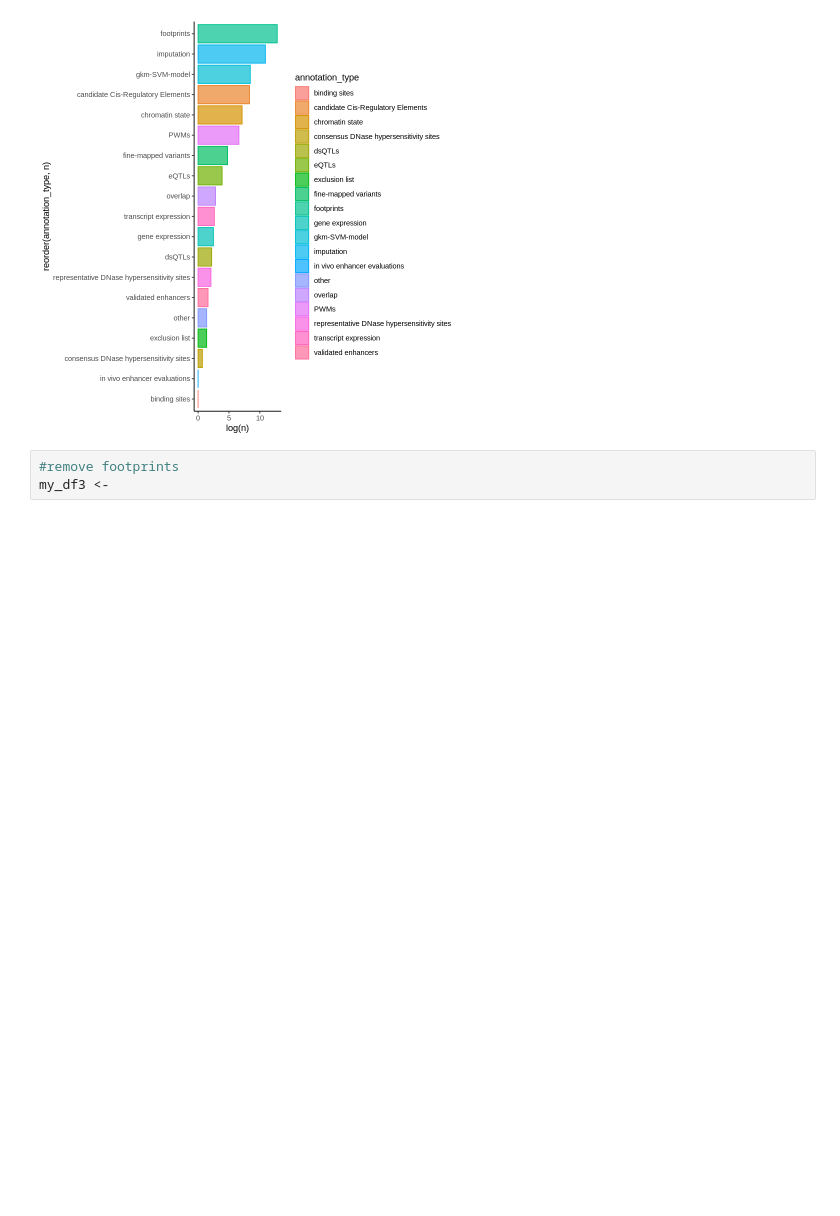
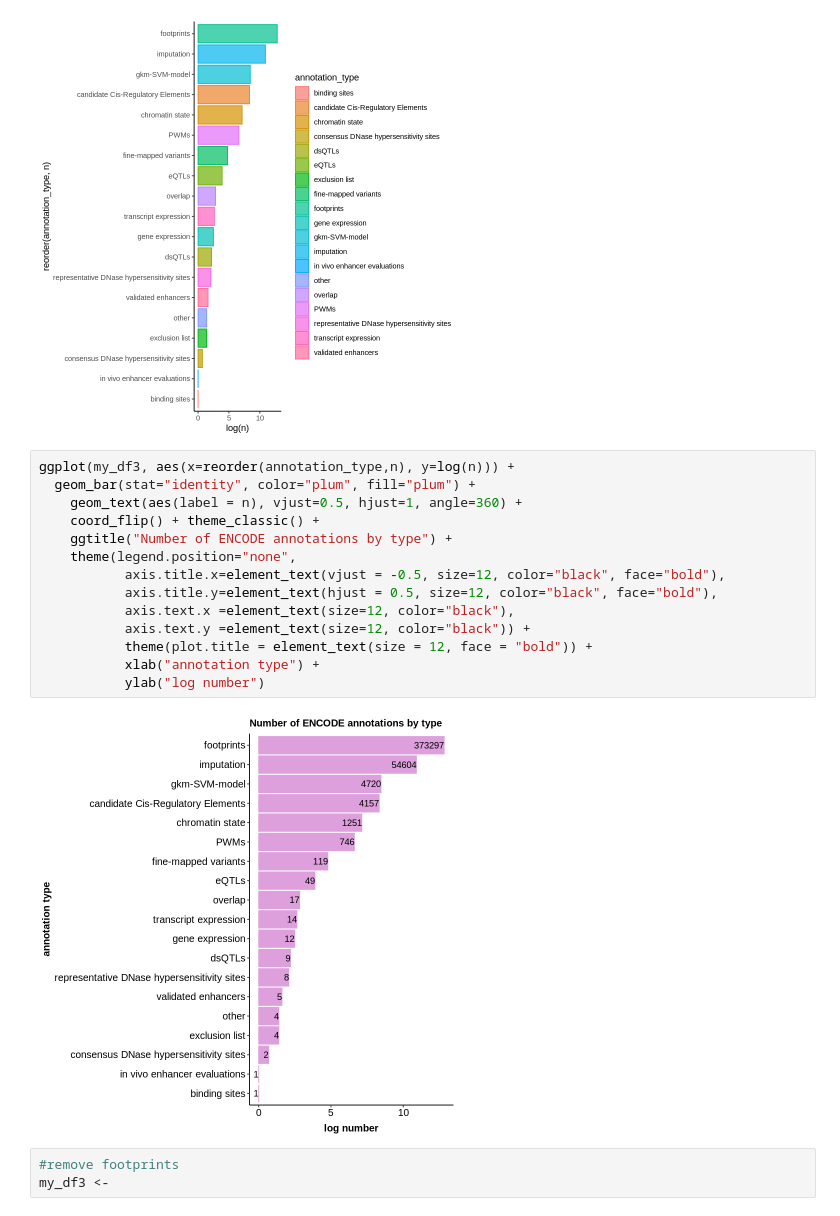
Before and after one commit to meenakshikagda/Data-visualization, a Jupyter notebook: figure_paper_annotations.ipynb, the cells around one changed output. Saved outputs shown, nothing was run; the diff lists cells and outputs as text; blank space fills up the shorter version.

```diff
--- a/figure_paper_annotations.ipynb
+++ b/figure_paper_annotations.ipynb
@@ -176,6 +224,22 @@ ggplot(my_df3) +
            stat="identity", alpha=0.7) + coord_flip() + theme_classic()
 # %% [output]
 [figure]
+# %%
+ggplot(my_df3, aes(x=reorder(annotation_type,n), y=log(n))) +
+  geom_bar(stat="identity", color="plum", fill="plum") +
+    geom_text(aes(label = n), vjust=0.5, hjust=1, angle=360) +
+    coord_flip() + theme_classic() +
+    ggtitle("Number of ENCODE annotations by type") +
+    theme(legend.position="none",
+           axis.title.x=element_text(vjust = -0.5, size=12, color="black", face="bold"),
+           axis.title.y=element_text(hjust = 0.5, size=12, color="black", face="bold"),
+           axis.text.x =element_text(size=12, color="black"),
+           axis.text.y =element_text(size=12, color="black")) +
+           theme(plot.title = element_text(size = 12, face = "bold")) +
+           xlab("annotation type") +
+           ylab("log number")
+# %% [output]
+[figure, added]
 # %%
 #remove footprints
 my_df3 <-
```
Also changed, not shown: parts of 9 cells of this notebook.
